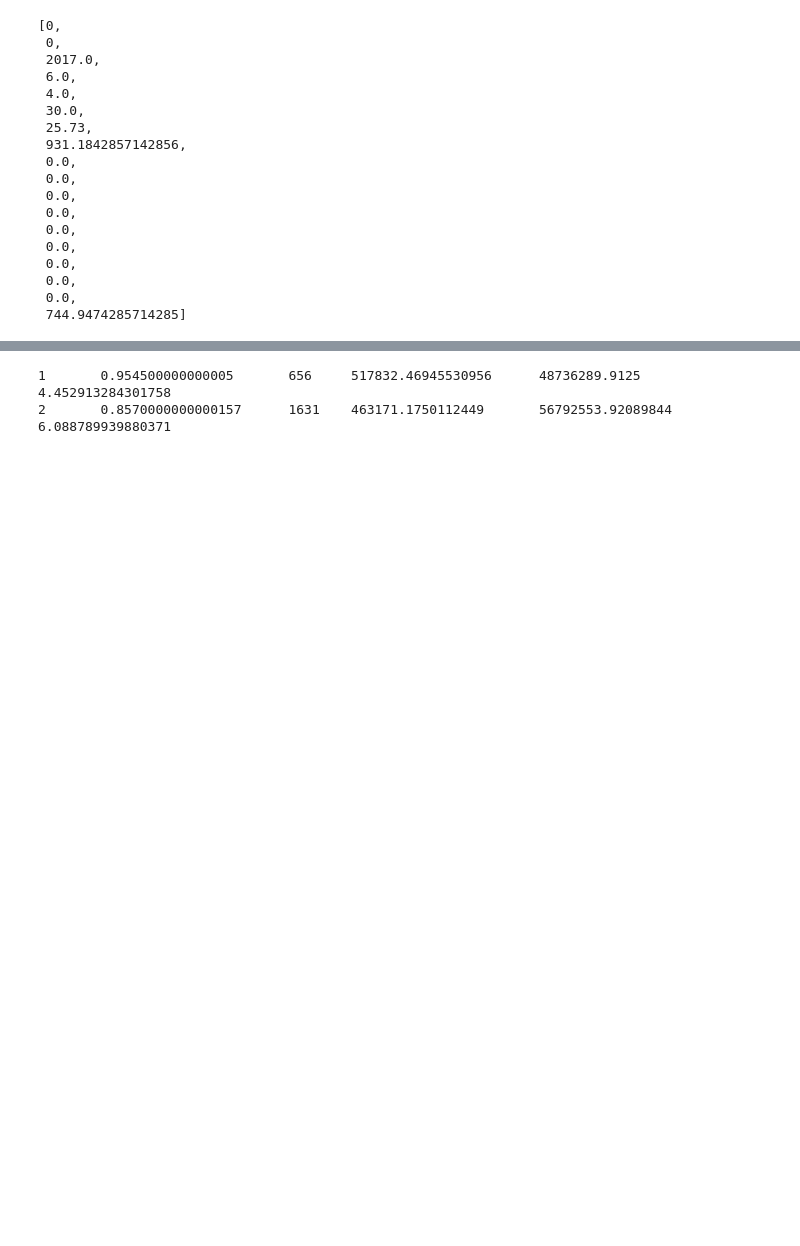
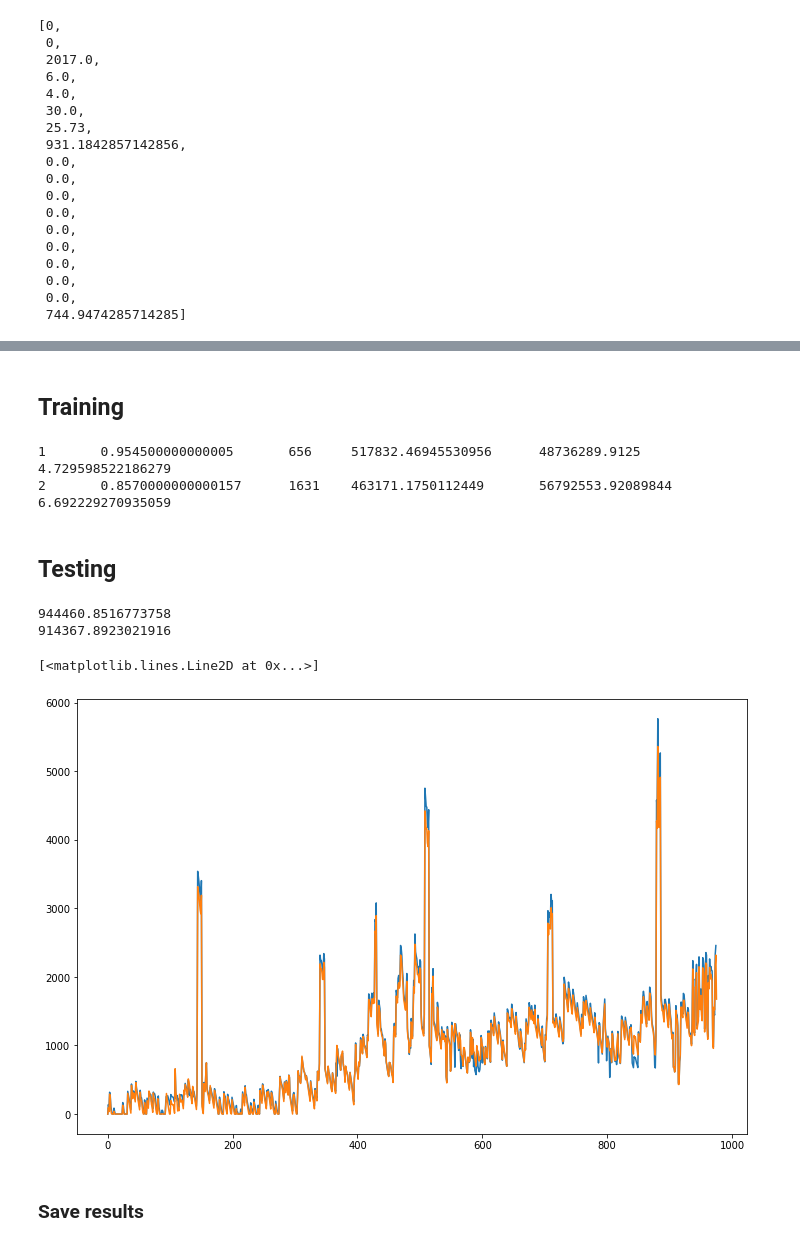
Before and after one commit to ds4a-team4/dynamic-pricing, a Jupyter notebook: models_dash/RL_Train.ipynb, the cells around one changed output, grey strips where cells are left out. Saved outputs shown, nothing was run; the diff lists cells and outputs as text; code cells hidden in the pictures; blank space fills up the shorter version.

Commit message:
Updated train notebook

```diff
--- a/models_dash/RL_Train.ipynb
+++ b/models_dash/RL_Train.ipynb
@@ -247,6 +225,9 @@ class Q_Network(nn.Module):
 # %%
 np.random.seed(1)
 torch.manual_seed(1)
+
+env = Environment(model, df)
+env.reset()
 
 hidden_size = 30
 input_size = 2 + df.shape[1]
@@ -266,6 +247,8 @@ start_reduce_epsilon = 200
 train_freq = 10
 update_q_freq = 30 #20
 show_log_freq = 5
+# %% [markdown]
+## Training
 # %%
 memory = []
 total_step = 0
@@ -366,8 +349,47 @@ for epoch in range(epoch_num):
             elapsed_time = time.time()-start
             print('\t'.join(map(str, [epoch+1, epsilon, total_step, log_reward, log_loss, elapsed_time])))
             start = time.time()
-
-#return Q, total_losses, total_rewards
 # %% [output]
-1       0.954500000000005       656     517832.46945530956      48736289.9125   4.452913284301758
-2       0.8570000000000157      1631    463171.1750112449       56792553.92089844       6.088789939880371
+1       0.954500000000005       656     517832.46945530956      48736289.9125   4.729598522186279
+2       0.8570000000000157      1631    463171.1750112449       56792553.92089844       6.692229270935059
+# %% [markdown]
+## Testing
+# %%
+test_env = Environment(model,df)
+test_acts=[]
+test_rewards = []
+orders = []
+o_prices = []
+pobs = test_env.reset()
+profits_2 = 0
+pact_history = []
+done = False
+while not done:
+    Q.eval()
+    pact = Q(torch.from_numpy(np.array(pobs, dtype=np.float32).reshape(1, -1)).to(device=device))
+    pact = np.argmax(pact.data.cpu())
+    pact_history.append(pact)
+    test_acts.append(pact.item())
+
+    obs, reward, done = test_env.step(pact.numpy())
+    orders.append(obs[1])
+    o_prices.append(obs[0])
+    test_rewards.append(reward)
+    profits_2 += reward
+    pobs = obs
+
+test_profits = test_env.profits
+print(test_profits)
+print(sum(baseline))
+# %% [output]
+944460.8516773758
+914367.8923021916
+# %%
+plt.figure(figsize=(12,8))
+plt.plot(test_rewards)
+plt.plot(baseline)
+# %% [output]
+[<matplotlib.lines.Line2D at 0x...>]
+[figure, added]
+# %% [markdown]
+### Save results
```
Also changed, not shown: parts of 19 cells of this notebook, 1 other file.
